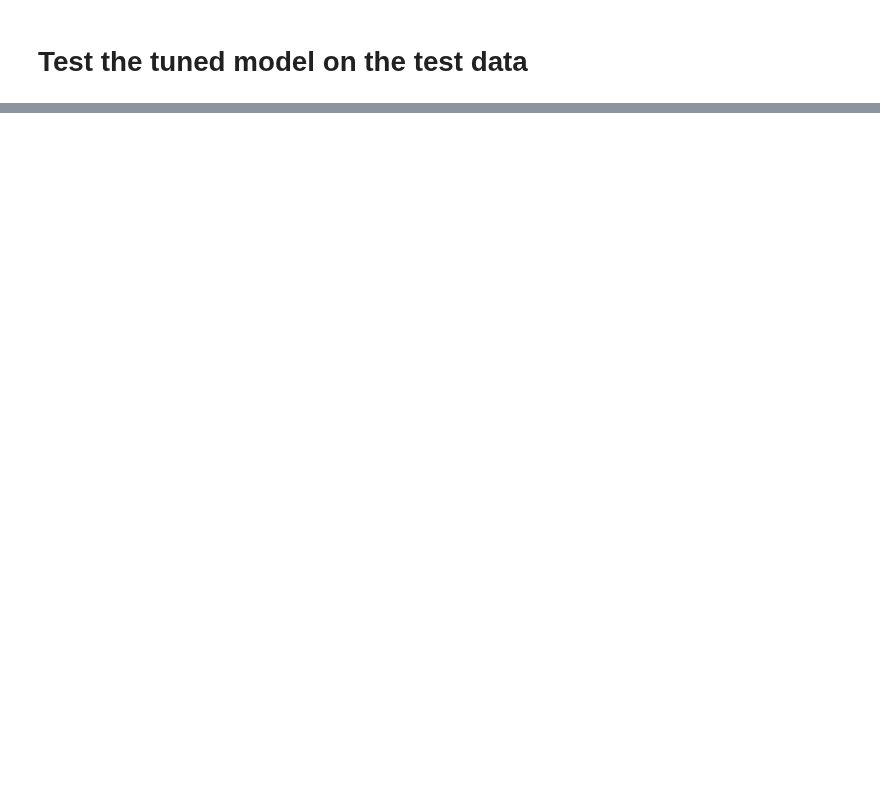
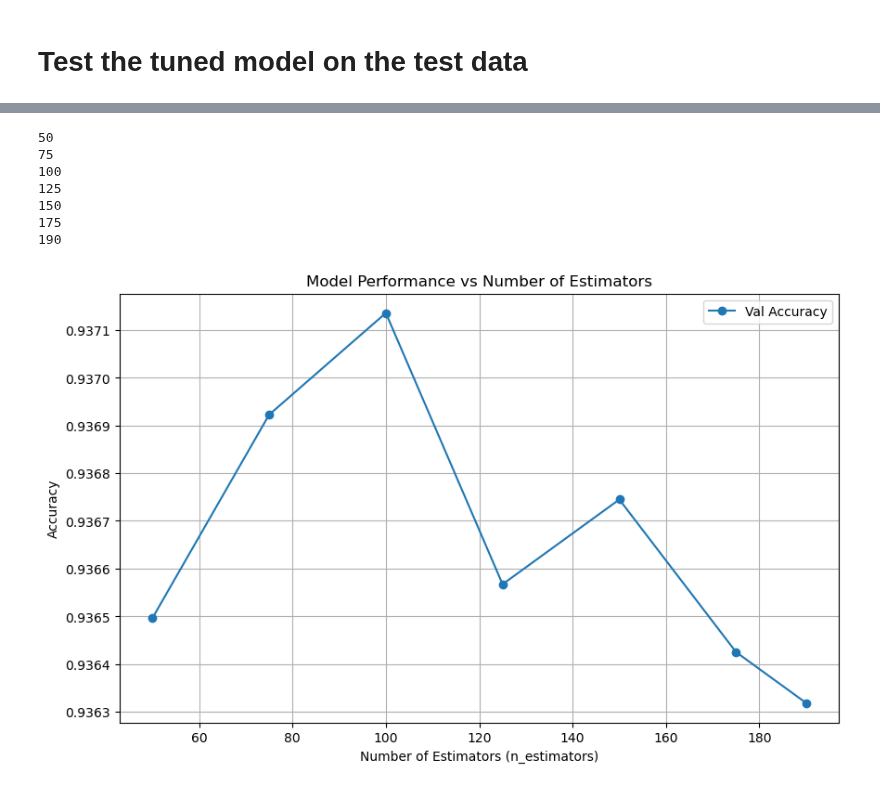
Before and after one commit to Brorby/Competition-Exploring-Mental-Health-Data, a Jupyter notebook: main.ipynb, the cells around one changed output, grey strips where cells are left out. Saved outputs shown, nothing was run; the diff lists cells and outputs as text; code cells hidden in the pictures; blank space fills up the shorter version.

```diff
--- a/main.ipynb
+++ b/main.ipynb
@@ -1291,0 +1409,36 @@ test successfully executed, results in submission.csv
+# %%
+trymodel = ImprovedRandomForest(200, 0.5, 14, 2, 2)
+
+forest_trees = list(trymodel.get_trees())
+
+estimators = [50, 75, 100, 125, 150, 175, 190]
+train_a = []
+val_a = []
+
+for e in estimators:
+    print(e)
+    predictions = np.array([tree.predict(X_val) for tree in forest_trees[:e]])
+    majority_vote, _ = mode(predictions, axis=0, keepdims=True)
+    the_vote = majority_vote.flatten()
+    val_a.append(accuracy_score(the_vote, y_val))
+
+
+plt.figure(figsize=(10, 6))
+# plt.plot(n_estimators, train_accuracies, label='Train Accuracy', marker='o')
+plt.plot(estimators, val_a, label='Val Accuracy', marker='o')
+
+plt.xlabel('Number of Estimators (n_estimators)')
+plt.ylabel('Accuracy')
+plt.title('Model Performance vs Number of Estimators')
+plt.legend()
+plt.grid(True)
+plt.show()
+# %% [output]
+50
+75
+100
+125
+150
+175
+190
+[figure, added]
```
Also changed, not shown: parts of 16 cells of this notebook, 1 other file.
